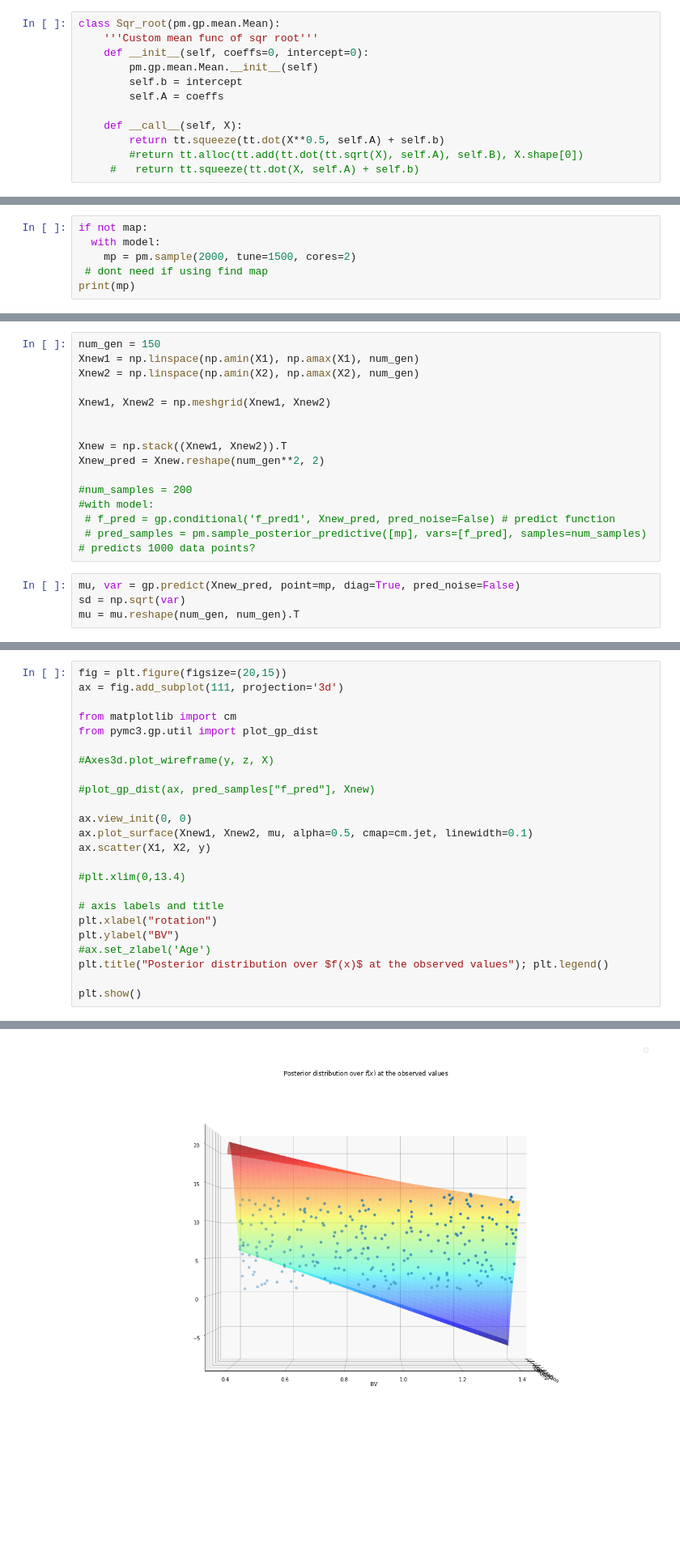
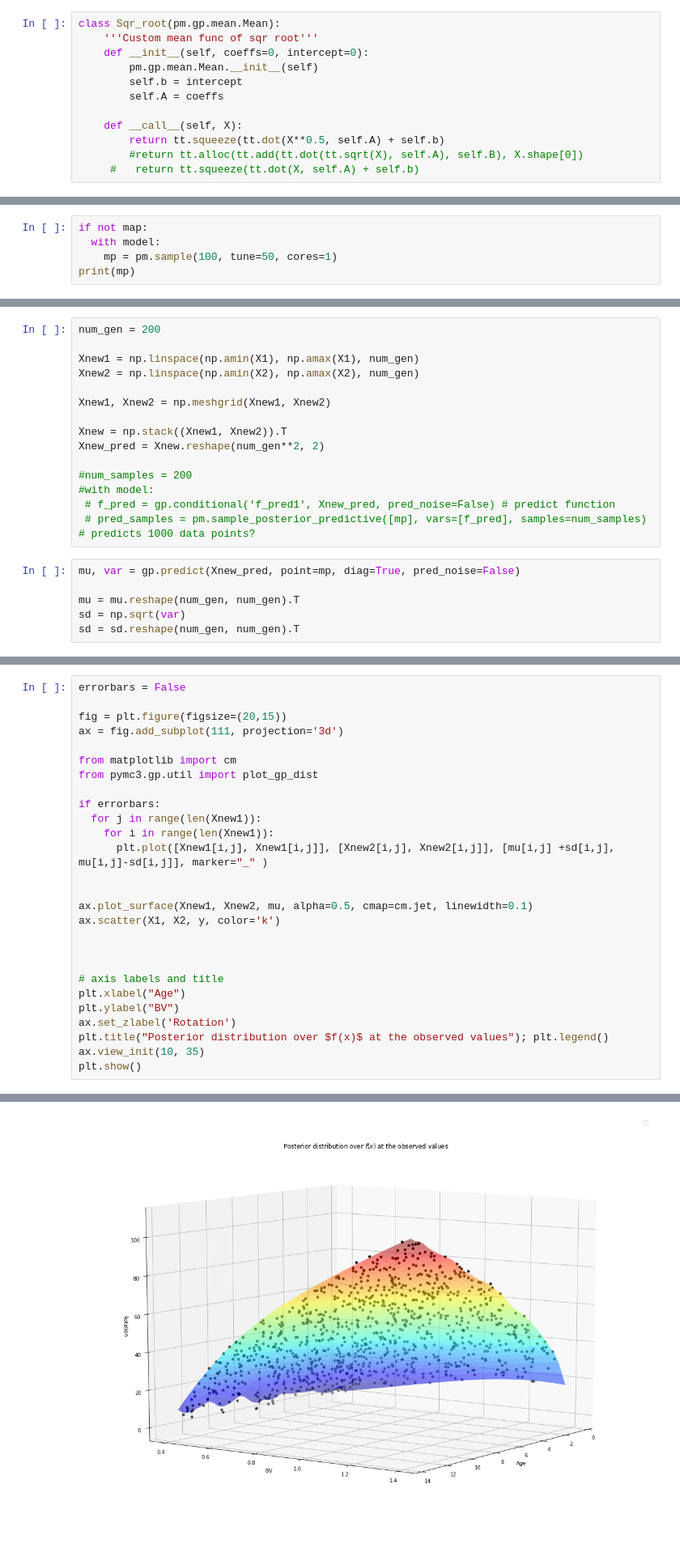
Before and after one commit to ni-phy/year4-project, a Jupyter notebook: Henry/sample_gp_fitting_2d(2).ipynb, the cells around one changed output, grey strips where cells are left out. Shown: that part at 81% size. Drawn from its saved outputs; the diff is of its cells as text; blank space fills up the shorter version.

Commit message:
Fixed (some) errors and tidied
By changing axis of prediction, the model now fits the data well.
Added option to plot the error bars
Code has also been tidied

```diff
--- a/Henry/sample_gp_fitting_2d(2).ipynb
+++ b/Henry/sample_gp_fitting_2d(2).ipynb
@@ -109,7 +96,6 @@ WARNING (theano.tensor.blas): We did not find a dynamic library in the library_d
 # %%
 if not map:
   with model:
-    mp = pm.sample(2000, tune=1500, cores=2)
- # dont need if using find map
+    mp = pm.sample(100, tune=50, cores=1)
 print(mp)
 # %% [output]
@@ -117,10 +103,10 @@ print(mp)
 # %%
-num_gen = 150
+num_gen = 200
+
 Xnew1 = np.linspace(np.amin(X1), np.amax(X1), num_gen)
 Xnew2 = np.linspace(np.amin(X2), np.amax(X2), num_gen)
 
 Xnew1, Xnew2 = np.meshgrid(Xnew1, Xnew2)
-
 
 Xnew = np.stack((Xnew1, Xnew2)).T
 Xnew_pred = Xnew.reshape(num_gen**2, 2)
@@ -131,5 +117,7 @@ Xnew_pred = Xnew.reshape(num_gen**2, 2)
  # pred_samples = pm.sample_posterior_predictive([mp], vars=[f_pred], samples=num_samples) # predicts 1000 data points?
 # %%
 mu, var = gp.predict(Xnew_pred, point=mp, diag=True, pred_noise=False)
+
+mu = mu.reshape(num_gen, num_gen).T
 sd = np.sqrt(var)
-mu = mu.reshape(num_gen, num_gen).T
+sd = sd.reshape(num_gen, num_gen).T
@@ -138,27 +124,30 @@ WARNING (theano.tensor.blas): We did not find a dynamic library in the library_d
 # %%
+errorbars = False
+
 fig = plt.figure(figsize=(20,15))
 ax = fig.add_subplot(111, projection='3d')
 
 from matplotlib import cm
 from pymc3.gp.util import plot_gp_dist
 
-#Axes3d.plot_wireframe(y, z, X)
+if errorbars:
+  for j in range(len(Xnew1)):
+    for i in range(len(Xnew1)):
+      plt.plot([Xnew1[i,j], Xnew1[i,j]], [Xnew2[i,j], Xnew2[i,j]], [mu[i,j] +sd[i,j], mu[i,j]-sd[i,j]], marker="_" )
 
-#plot_gp_dist(ax, pred_samples["f_pred"], Xnew)
 
-ax.view_init(0, 0)
 ax.plot_surface(Xnew1, Xnew2, mu, alpha=0.5, cmap=cm.jet, linewidth=0.1)
-ax.scatter(X1, X2, y)
+ax.scatter(X1, X2, y, color='k')
 
-#plt.xlim(0,13.4)
+
 
 # axis labels and title
-plt.xlabel("rotation")
+plt.xlabel("Age")
 plt.ylabel("BV")
-#ax.set_zlabel('Age')
+ax.set_zlabel('Rotation')
 plt.title("Posterior distribution over $f(x)$ at the observed values"); plt.legend()
-
+ax.view_init(10, 35)
 plt.show()
 # %% [output]
 No handles with labels found to put in legend.
-[figure, old version]
+[figure, new version]
```
Also changed, not shown: parts of 5 cells of this notebook.
